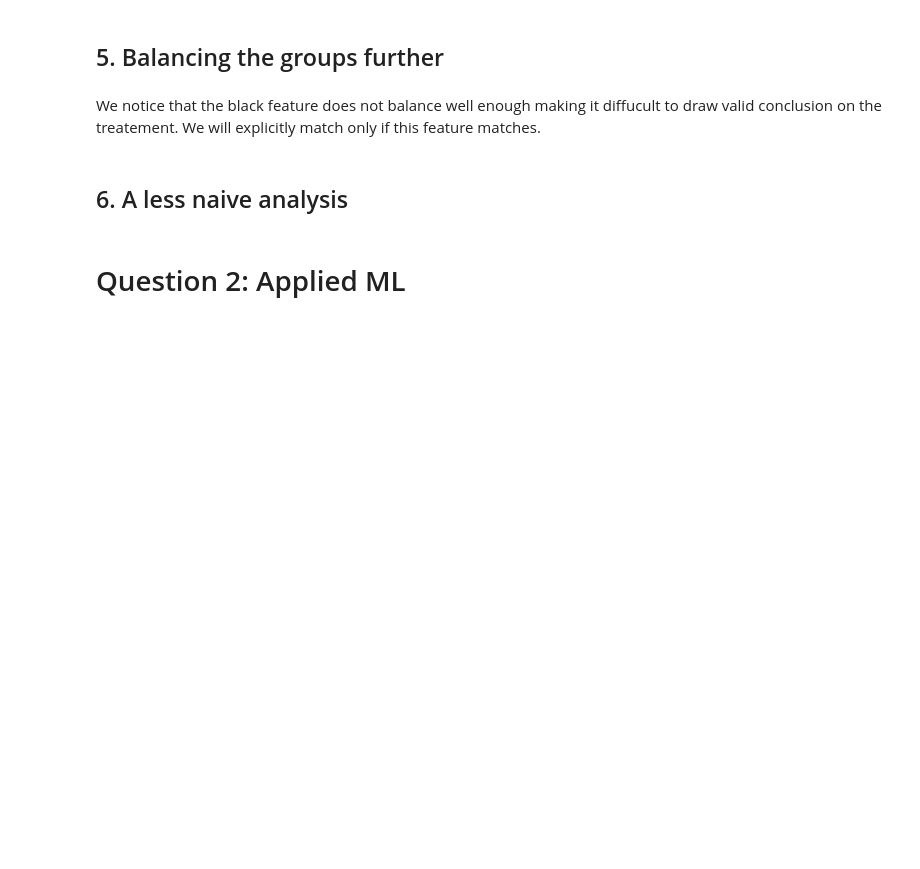
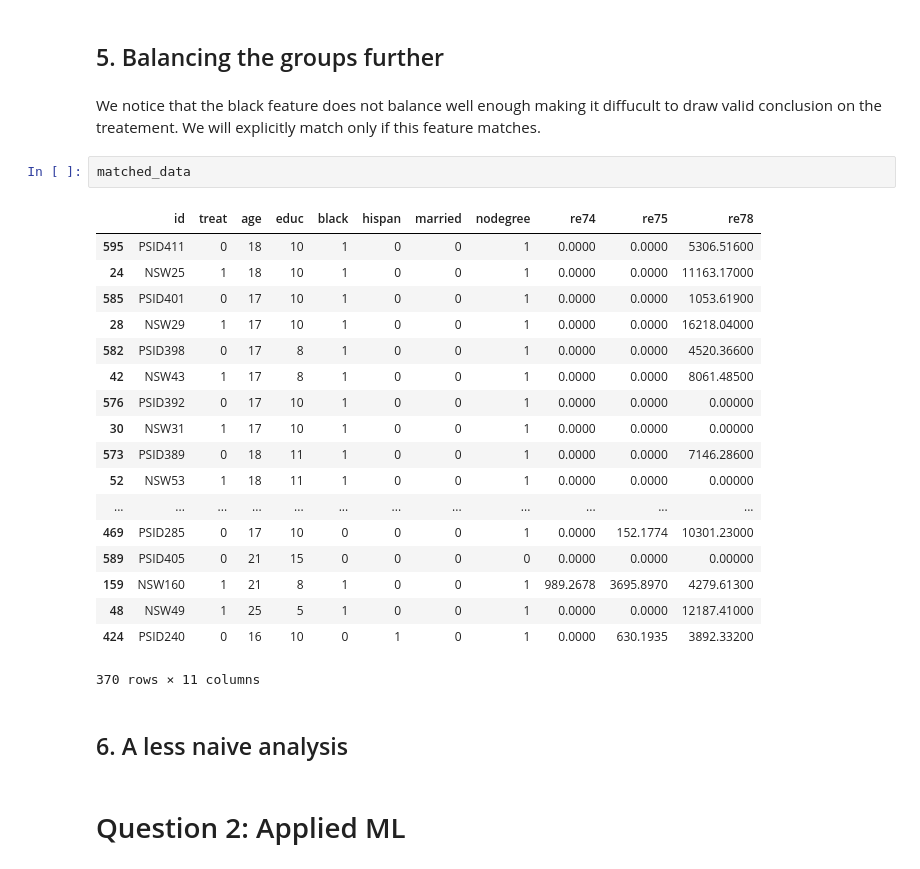
Before and after one commit to brunowicht/ada_project, a Jupyter notebook: 04 - Applied ML/Homework4.ipynb, the cells around one changed output. Saved outputs shown, nothing was run; the diff lists cells and outputs as text; blank space fills up the shorter version.

```diff
--- a/04 - Applied ML/Homework4.ipynb
+++ b/04 - Applied ML/Homework4.ipynb
@@ -156,6 +157,27 @@ The data has a similar distribution, the treated group can now be compared with
 ## 5. Balancing the groups further
 # %% [markdown]
 We notice that the black feature does not balance well enough making it diffucult to draw valid conclusion on the treatement. We will explicitly match only if this feature matches.
+# %%
+matched_data
+# %% [output]
+|  | id | treat | age | educ | black | hispan | married | nodegree | re74 | re75 | re78 |
+| 595 | PSID411 | 0 | 18 | 10 | 1 | 0 | 0 | 1 | 0.0000 | 0.0000 | 5306.51600 |
+| 24 | NSW25 | 1 | 18 | 10 | 1 | 0 | 0 | 1 | 0.0000 | 0.0000 | 11163.17000 |
+| 585 | PSID401 | 0 | 17 | 10 | 1 | 0 | 0 | 1 | 0.0000 | 0.0000 | 1053.61900 |
+| 28 | NSW29 | 1 | 17 | 10 | 1 | 0 | 0 | 1 | 0.0000 | 0.0000 | 16218.04000 |
+| 582 | PSID398 | 0 | 17 | 8 | 1 | 0 | 0 | 1 | 0.0000 | 0.0000 | 4520.36600 |
+| 42 | NSW43 | 1 | 17 | 8 | 1 | 0 | 0 | 1 | 0.0000 | 0.0000 | 8061.48500 |
+| 576 | PSID392 | 0 | 17 | 10 | 1 | 0 | 0 | 1 | 0.0000 | 0.0000 | 0.00000 |
+| 30 | NSW31 | 1 | 17 | 10 | 1 | 0 | 0 | 1 | 0.0000 | 0.0000 | 0.00000 |
+| 573 | PSID389 | 0 | 18 | 11 | 1 | 0 | 0 | 1 | 0.0000 | 0.0000 | 7146.28600 |
+| 52 | NSW53 | 1 | 18 | 11 | 1 | 0 | 0 | 1 | 0.0000 | 0.0000 | 0.00000 |
+| ... | ... | ... | ... | ... | ... | ... | ... | ... | ... | ... | ... |
+| 469 | PSID285 | 0 | 17 | 10 | 0 | 0 | 0 | 1 | 0.0000 | 152.1774 | 10301.23000 |
+| 589 | PSID405 | 0 | 21 | 15 | 0 | 0 | 0 | 0 | 0.0000 | 0.0000 | 0.00000 |
+| 159 | NSW160 | 1 | 21 | 8 | 1 | 0 | 0 | 1 | 989.2678 | 3695.8970 | 4279.61300 |
+| 48 | NSW49 | 1 | 25 | 5 | 1 | 0 | 0 | 1 | 0.0000 | 0.0000 | 12187.41000 |
+| 424 | PSID240 | 0 | 16 | 10 | 0 | 1 | 0 | 1 | 0.0000 | 630.1935 | 3892.33200 |
+370 rows × 11 columns
 # %% [markdown]
 ## 6. A less naive analysis
 # %% [markdown]
```
Also changed, not shown: parts of 10 cells of this notebook.
